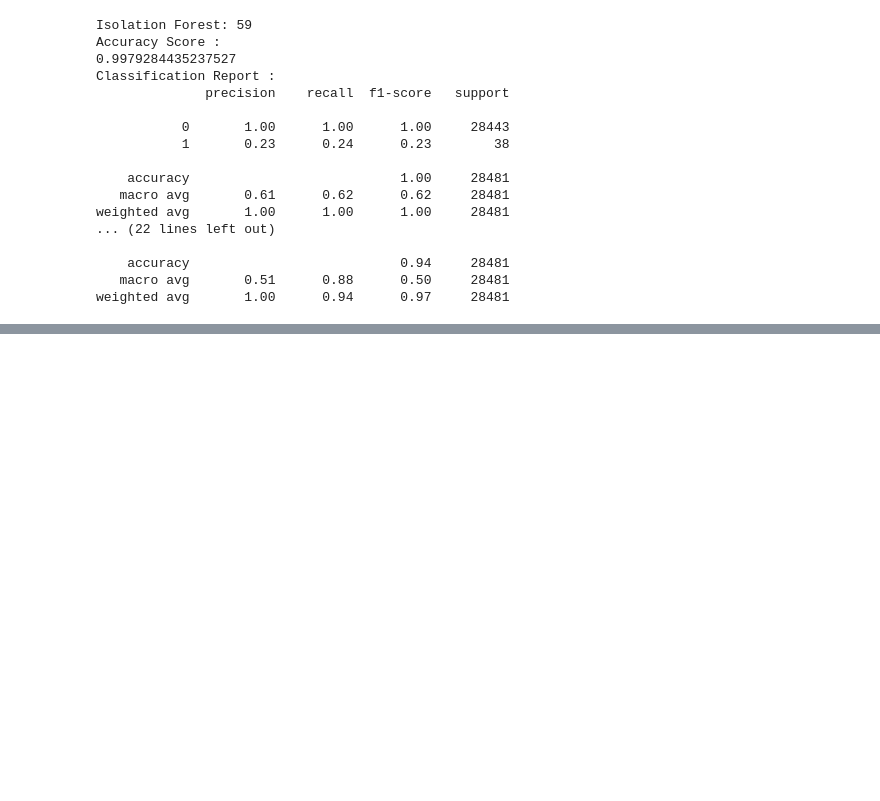
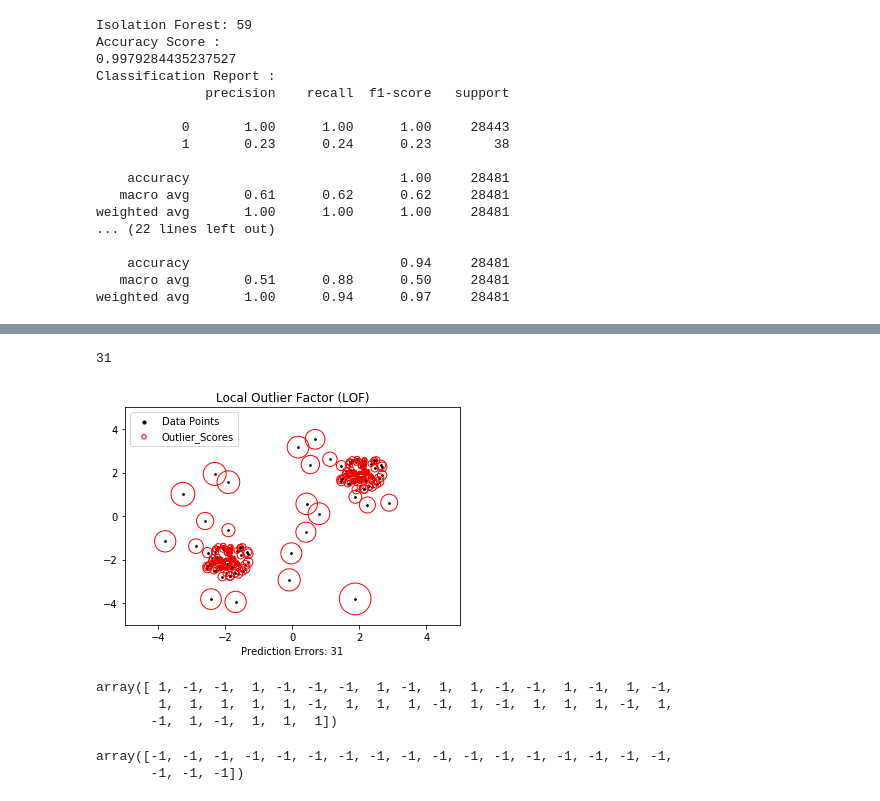
Before and after one commit to SKME20417/Model-Building-Evaluation-and-Interpretaion, a Jupyter notebook: Anamoly_Detection1_revision_practice14.ipynb, the cells around one changed output, grey strips where cells are left out. Drawn from its saved outputs; the diff is of its cells as text; code cells hidden in the pictures; blank space fills up the shorter version.

```diff
--- a/Anamoly_Detection1_revision_practice14.ipynb
+++ b/Anamoly_Detection1_revision_practice14.ipynb
@@ -486,0 +541,27 @@ weighted avg       1.00      0.94      0.97     28481
+# %%
+clf = LocalOutlierFactor(n_neighbors=20)
+# %%
+y_pred = clf.fit_predict(X)
+# %%
+n_errors = (y_pred!=ground_truth).sum()
+# %%
+n_errors
+# %% [output]
+31
+# %%
+X_scores = clf.negative_outlier_factor_
+# %%
+plt.title("Local Outlier Factor (LOF)")
+plt.scatter(X[:,0], X[:,1], color = 'k',s =3, label ='Data Points')
+radius = (X_scores.max()-X_scores)/(X_scores.max()-X_scores.min())
+plt.scatter(X[:,0], X[:,1],facecolors = 'None' ,s = 1000*radius ,edgecolors='r', label = 'Outlier_Scores')
+plt.axis('tight')
+plt.xlim((-5,5))
+plt.ylim((-5,5))
+plt.xlabel("Prediction Errors: %d"%(n_errors))
+legend = plt.legend(loc = 'upper left')
+legend.legendHandles[0]._sizes = [10]
+legend.legendHandles[1]._sizes = [20]
+plt.show()
+# %% [output]
+[figure, added]
@@ -486,0 +589,11 @@ weighted avg       1.00      0.94      0.97     28481
+# %%
+y_pred_test
+# %% [output]
+array([ 1, -1, -1,  1, -1, -1, -1,  1, -1,  1,  1, -1, -1,  1, -1,  1, -1,
+        1,  1,  1,  1,  1, -1,  1,  1,  1, -1,  1, -1,  1,  1,  1, -1,  1,
+       -1,  1, -1,  1,  1,  1])
+# %%
+y_pred_outliers
+# %% [output]
+array([-1, -1, -1, -1, -1, -1, -1, -1, -1, -1, -1, -1, -1, -1, -1, -1, -1,
+       -1, -1, -1])
```
Also changed, not shown: parts of 34 cells of this notebook.
